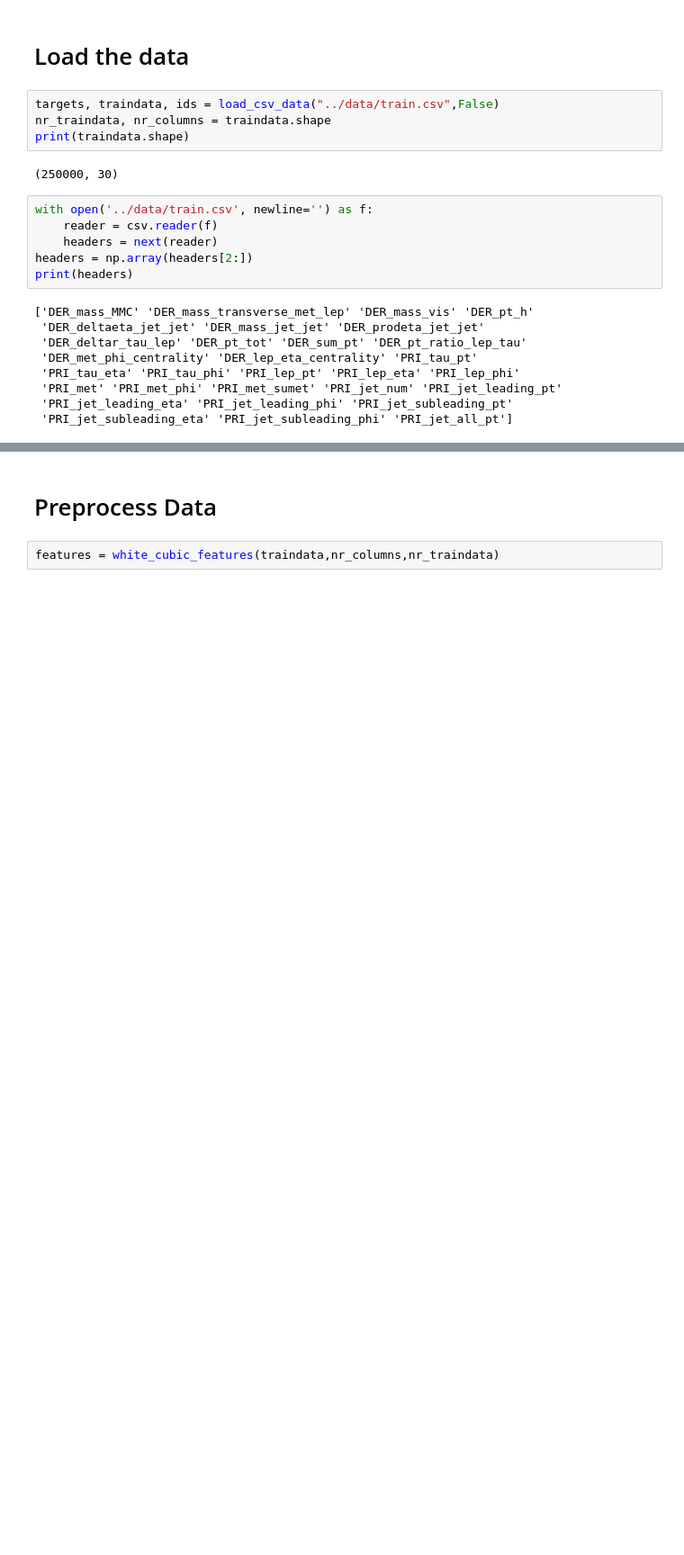
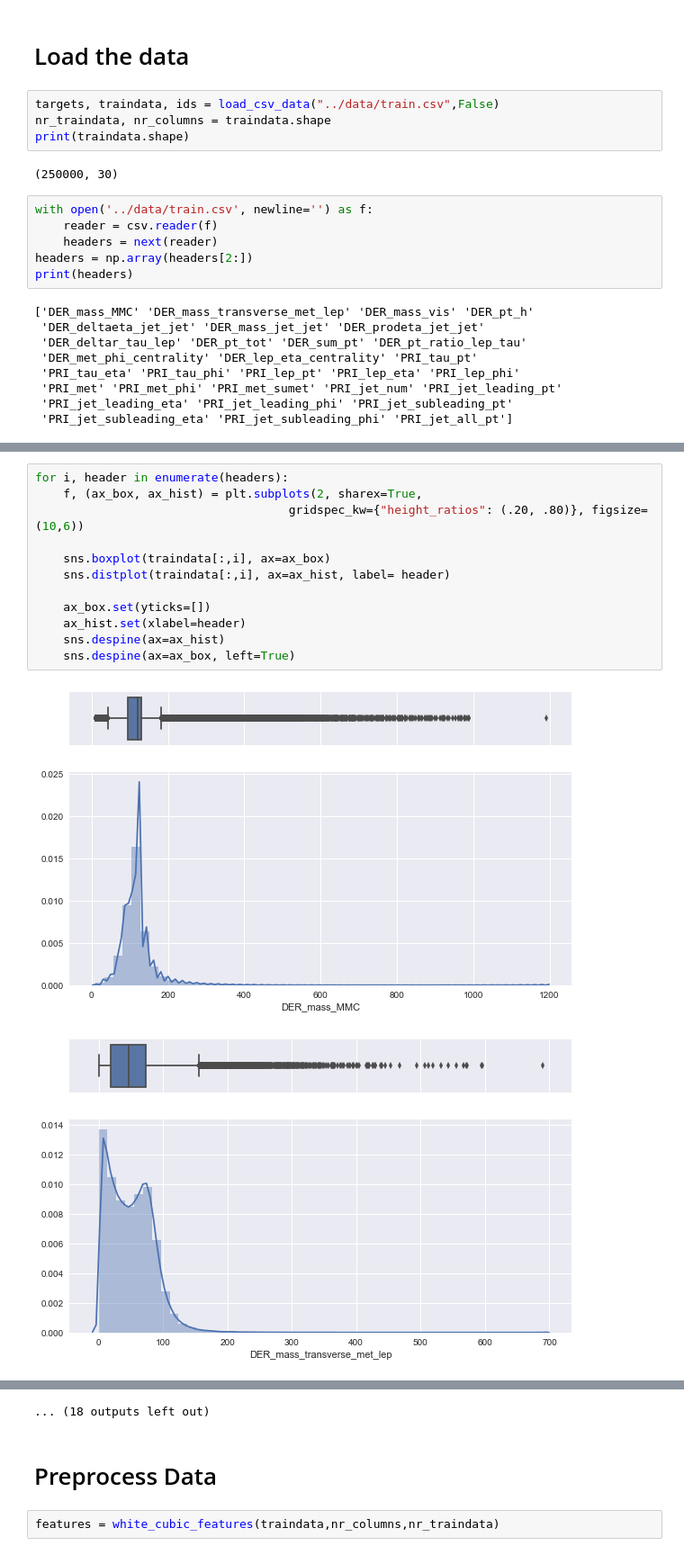
Before and after one commit to doggydigit/HiggsBosonDetection, a Jupyter notebook: workspace/pipeline.ipynb, the cells around one changed output, grey strips where cells are left out. Shown at 90% size. Drawn from its saved outputs; the diff is of its cells as text; blank space fills up the shorter version.

```diff
--- a/workspace/pipeline.ipynb
+++ b/workspace/pipeline.ipynb
@@ -71,0 +77,15 @@ plt.draw()
+# %%
+for i, header in enumerate(headers):
+    f, (ax_box, ax_hist) = plt.subplots(2, sharex=True,
+                                    gridspec_kw={"height_ratios": (.20, .80)}, figsize=(10,6))
+
+    sns.boxplot(traindata[:,i], ax=ax_box)
+    sns.distplot(traindata[:,i], ax=ax_hist, label= header)
+
+    ax_box.set(yticks=[])
+    ax_hist.set(xlabel=header)
+    sns.despine(ax=ax_hist)
+    sns.despine(ax=ax_box, left=True)
+# %% [output]
+[figure, added]
+[figure, added]
@@ -72,3 +102,4 @@ plt.draw()
+... (18 outputs left out)
 # %% [markdown]
 # Preprocess Data
 # %%
```
Also changed, not shown: parts of 20 cells of this notebook, 1 other file.
